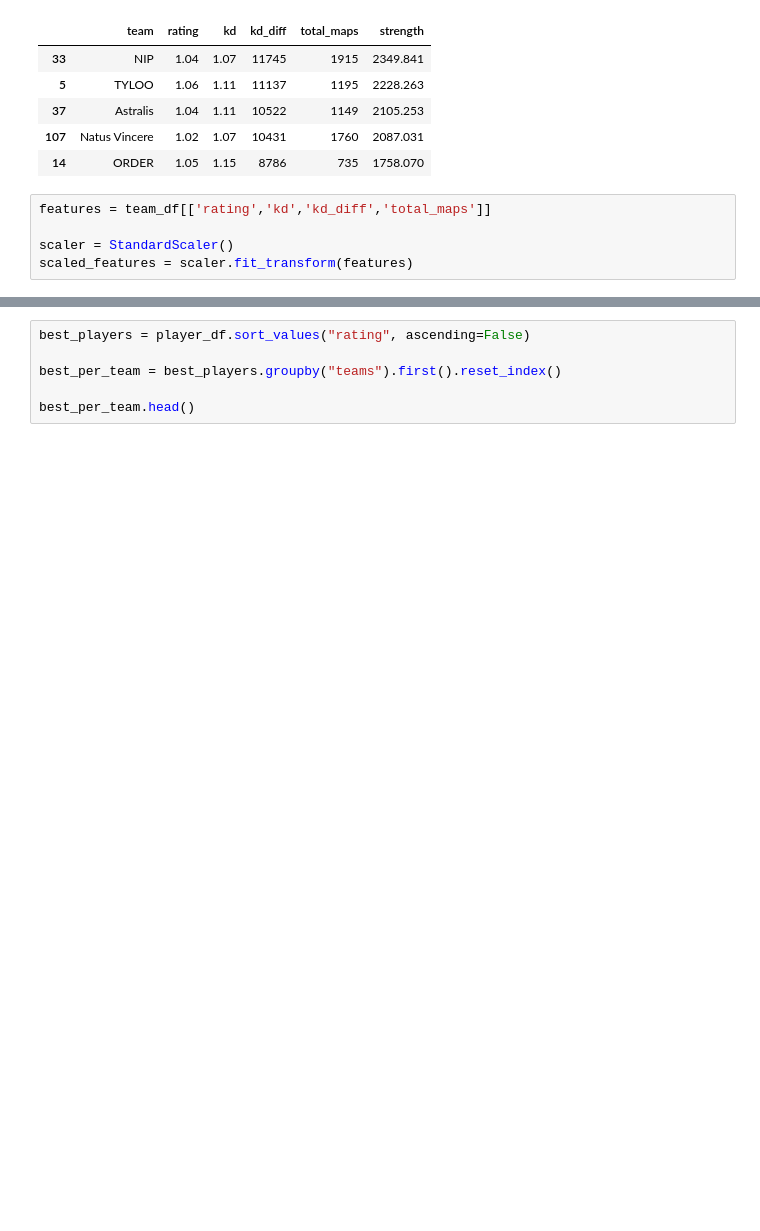
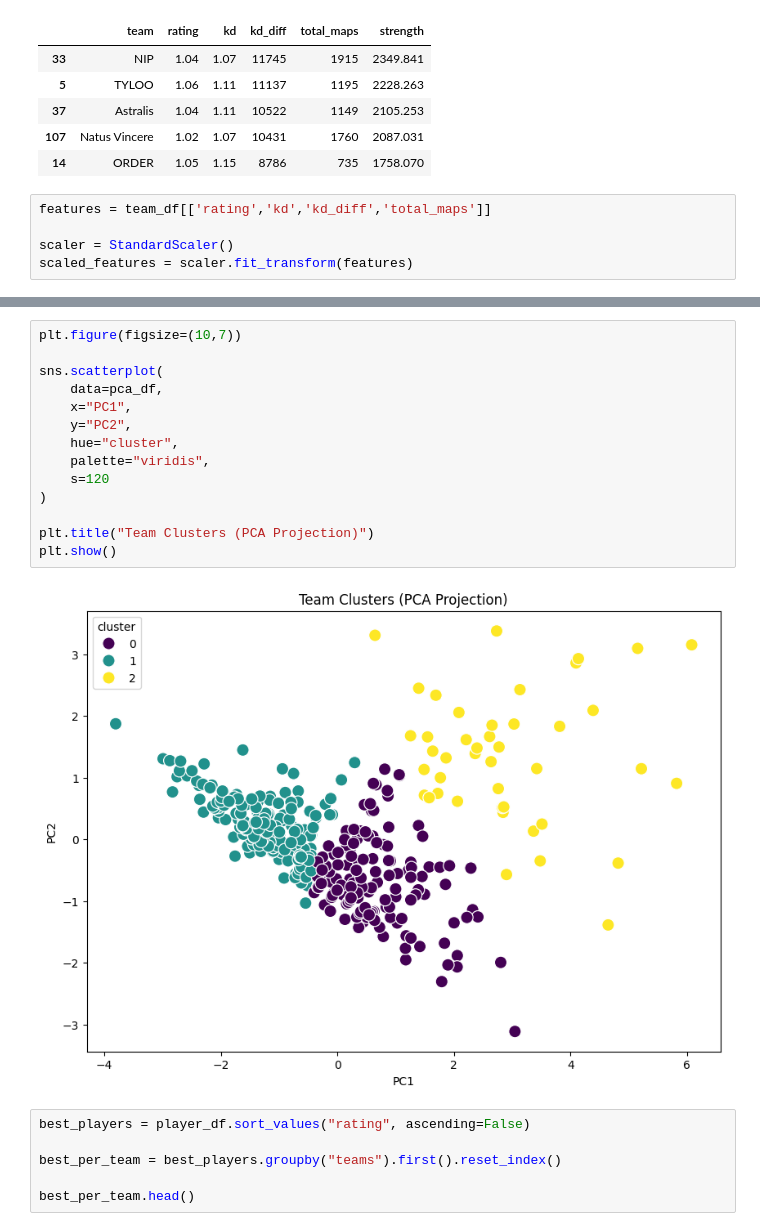
Before and after one commit to UrvanshSharma/FairMatch, a Jupyter notebook: esports_matchmaking.ipynb, the cells around one changed output, grey strips where cells are left out. Drawn from its saved outputs; the diff is of its cells as text; blank space fills up the shorter version.

```diff
--- a/esports_matchmaking.ipynb
+++ b/esports_matchmaking.ipynb
@@ -53,3 +160,19 @@ team_df.head()
+# %%
+plt.figure(figsize=(10,7))
+
+sns.scatterplot(
+    data=pca_df,
+    x="PC1",
+    y="PC2",
+    hue="cluster",
+    palette="viridis",
+    s=120
+)
+
+plt.title("Team Clusters (PCA Projection)")
+plt.show()
+# %% [output]
+[figure, added]
 # %%
 best_players = player_df.sort_values("rating", ascending=False)
 
```
Also changed, not shown: parts of 14 cells of this notebook.
